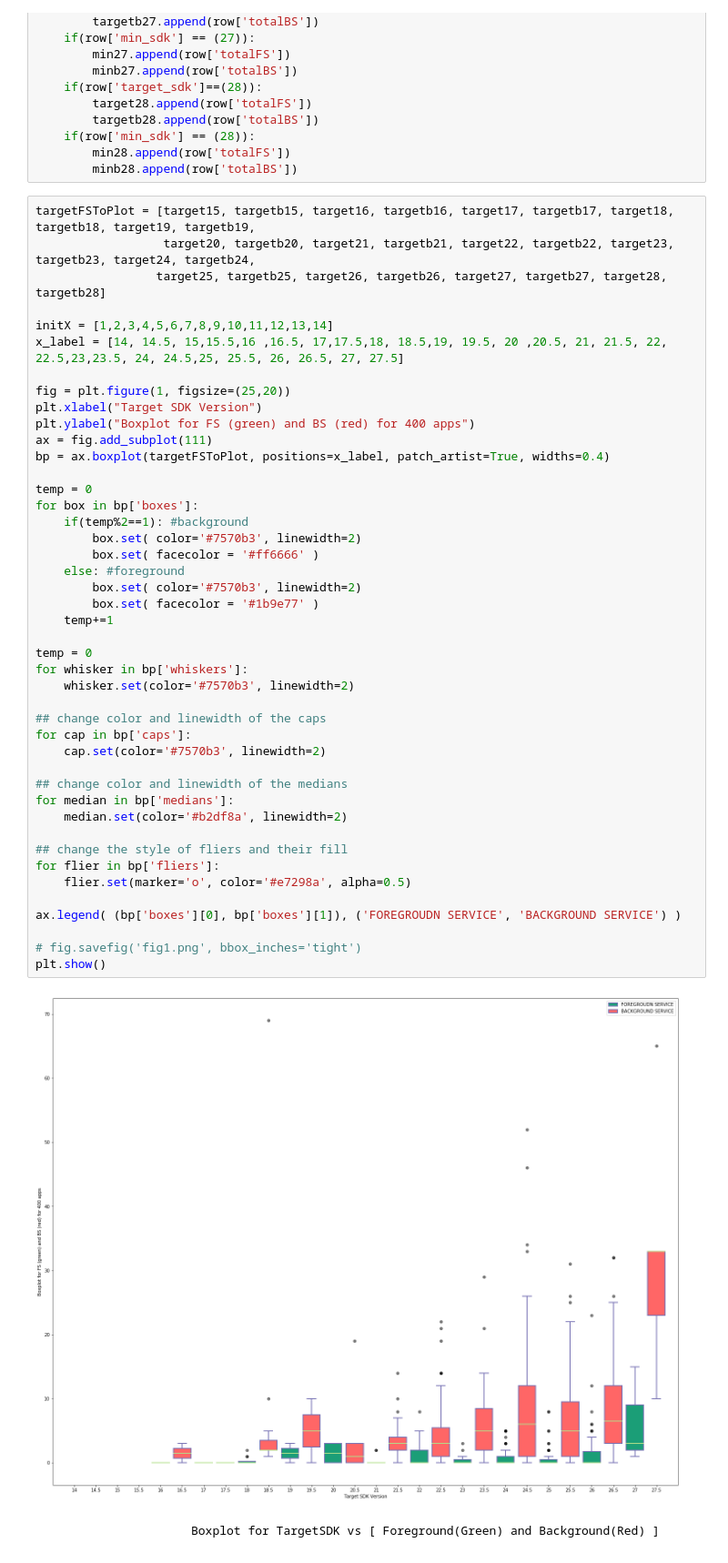
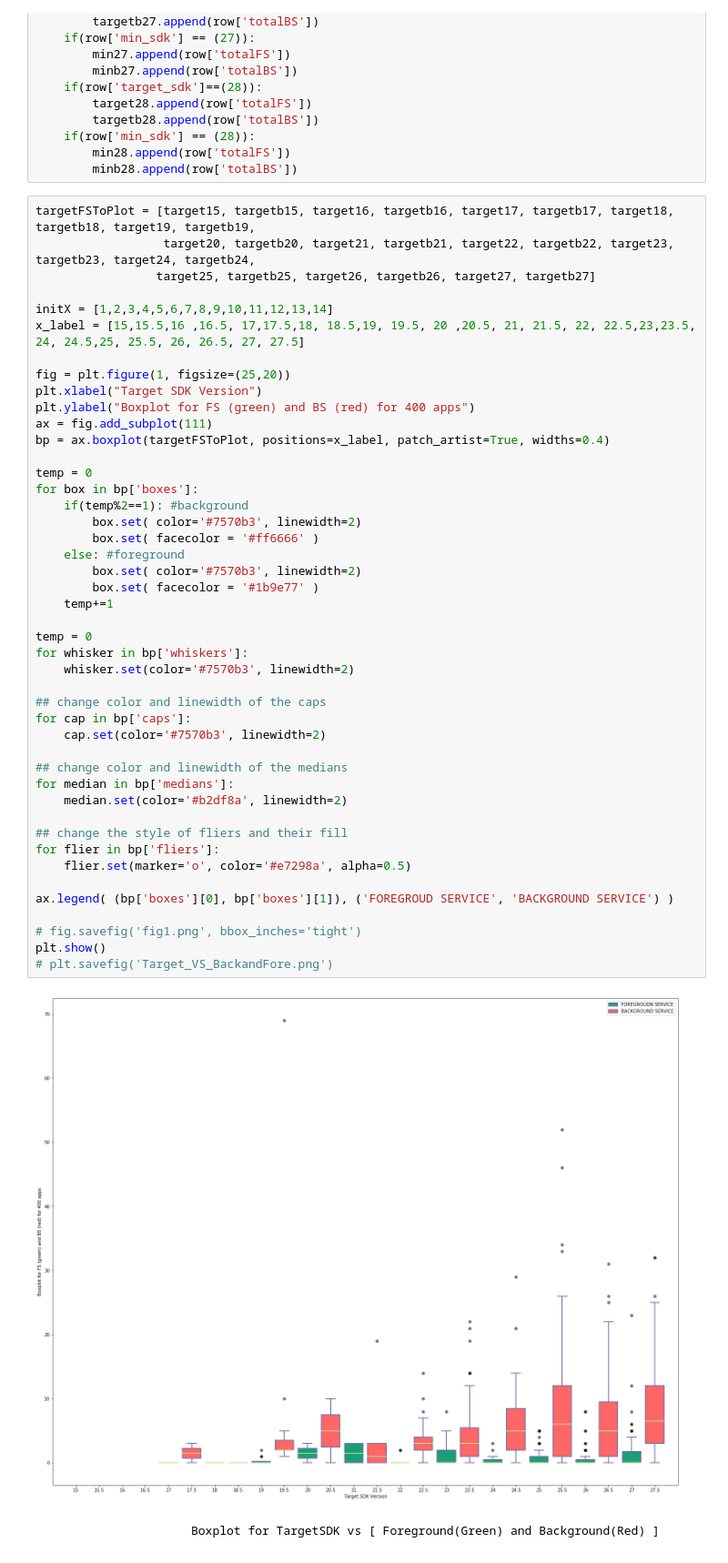
Before and after one commit to dhruv2601/SootInstrumentationBatD, a Jupyter notebook: Foreground and Background Analytics.ipynb, the cells around one changed output. Shown: that part at 91% size. Saved outputs shown, nothing was run; the diff lists cells and outputs as text.

```diff
--- a/Foreground and Background Analytics.ipynb
+++ b/Foreground and Background Analytics.ipynb
@@ -349,10 +349,10 @@ for i, row in df.iterrows():
 # %%
 targetFSToPlot = [target15, targetb15, target16, targetb16, target17, targetb17, target18, targetb18, target19, targetb19,
                   target20, targetb20, target21, targetb21, target22, targetb22, target23, targetb23, target24, targetb24,
-                 target25, targetb25, target26, targetb26, target27, targetb27, target28, targetb28]
+                 target25, targetb25, target26, targetb26, target27, targetb27]
 
 initX = [1,2,3,4,5,6,7,8,9,10,11,12,13,14]
-x_label = [14, 14.5, 15,15.5,16 ,16.5, 17,17.5,18, 18.5,19, 19.5, 20 ,20.5, 21, 21.5, 22, 22.5,23,23.5, 24, 24.5,25, 25.5, 26, 26.5, 27, 27.5]
+x_label = [15,15.5,16 ,16.5, 17,17.5,18, 18.5,19, 19.5, 20 ,20.5, 21, 21.5, 22, 22.5,23,23.5, 24, 24.5,25, 25.5, 26, 26.5, 27, 27.5]
 
 fig = plt.figure(1, figsize=(25,20))
 plt.xlabel("Target SDK Version")
@@ -363,35 +363,36 @@ bp = ax.boxplot(targetFSToPlot, positions=x_label, patch_artist=True, widths=0.4
 temp = 0
 for box in bp['boxes']:
     if(temp%2==1): #background
         box.set( color='#7570b3', linewidth=2)
         box.set( facecolor = '#ff6666' )
     else: #foreground
         box.set( color='#7570b3', linewidth=2)
         box.set( facecolor = '#1b9e77' )
     temp+=1
 
 temp = 0
 for whisker in bp['whiskers']:
     whisker.set(color='#7570b3', linewidth=2)
 
 ## change color and linewidth of the caps
 for cap in bp['caps']:
     cap.set(color='#7570b3', linewidth=2)
 
 ## change color and linewidth of the medians
 for median in bp['medians']:
     median.set(color='#b2df8a', linewidth=2)
 
 ## change the style of fliers and their fill
 for flier in bp['fliers']:
     flier.set(marker='o', color='#e7298a', alpha=0.5)
 
-ax.legend( (bp['boxes'][0], bp['boxes'][1]), ('FOREGROUDN SERVICE', 'BACKGROUND SERVICE') )
+ax.legend( (bp['boxes'][0], bp['boxes'][1]), ('FOREGROUD SERVICE', 'BACKGROUND SERVICE') )
 
 # fig.savefig('fig1.png', bbox_inches='tight')
 plt.show()
+# plt.savefig('Target_VS_BackandFore.png')
 # %% [output]
-[figure, old version]
+[figure, new version]
 # %% [markdown]
                         Boxplot for TargetSDK vs [ Foreground(Green) and Background(Red) ]
 # %%
```
Also changed, not shown: parts of 2 cells of this notebook, 4 other files.
